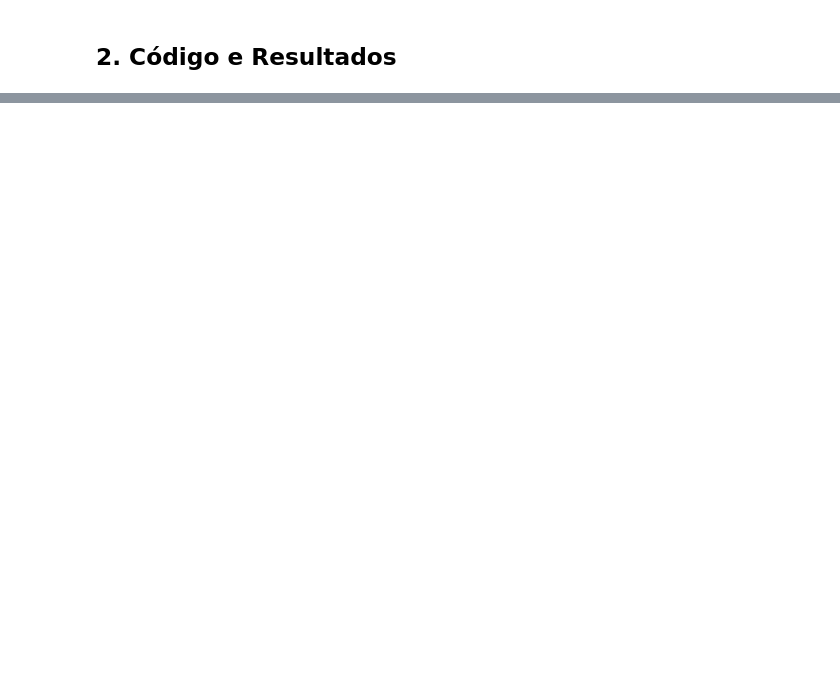
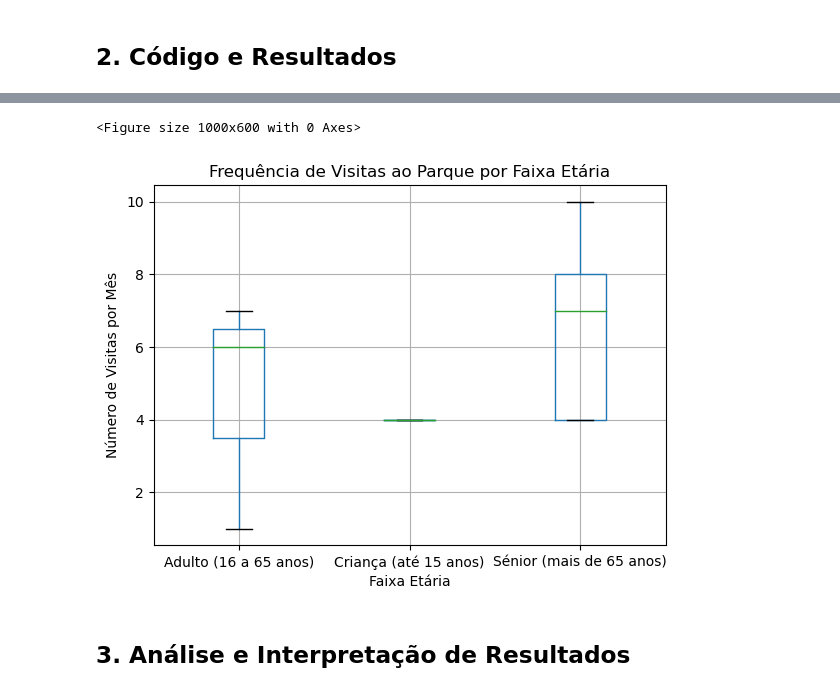
Before and after one commit to diogoveirospro/lei-24-s2-1dg-g072, a Jupyter notebook: src/main/PI - MATCP - Grupo 072/US11 - Inquérito aos utilizadores.ipynb, the cells around one changed output, grey strips where cells are left out. Cells and saved outputs as stored; diff of their text form; code cells hidden in the pictures; blank space fills up the shorter version.

```diff
--- a/src/main/PI - MATCP - Grupo 072/US11 - Inquérito aos utilizadores.ipynb
+++ b/src/main/PI - MATCP - Grupo 072/US11 - Inquérito aos utilizadores.ipynb
@@ -8,25 +21,57 @@ Este arquivo contém o questionário a ser realizado pelos utentes.
 # %% [markdown]
 ## 2. Código e Resultados
 # %%
-print('Escolha o seu intervalo de idade:\n1 - Criança (até 15 anos)\n2 - Adulto (entre os 16 e os 65 anos)\n3 - Senior (mais de 65 anos)')
-idade = int(input())
-numUtentes = 0
-numCriancas = 0
-numAdultos = 0
-numSeniores = 0
+import pandas as pd
+import matplotlib.pyplot as plt
 
-if idade == 1:
-    numCriancas = numCriancas + 1
-    numUtentes = numUtentes + 1
-elif idade == 2:
-    numAdultos = numAdultos + 1
-    numUtentes = numUtentes + 1
-elif idade == 3:
-    numSeniores = numSeniores + 1
-    numUtentes = numUtentes + 1
+# Simulando a carga de dados diretamente para exemplificação
+from io import StringIO
 
-print('Recomendaria o parque a outras pessoas?\nY - Sim\nN - Não')
-recomendacao = input()
+data = """
+Escalao,Y/N,Visits
+2,Y,7
+3,N,4
+2,N,1
+3,Y,4
+3,Y,10
+1,N,4
+2,Y,6
+3,N,8
+3,N,7
+"""
+dados = pd.read_csv(StringIO(data))
 
-numeroVisitas = int(input('Quantas vezes visita o parque por mês?\n'))
+# Renomear colunas para garantir consistência
+dados.columns = ['Faixa_etaria', 'Recomendaria', 'Visitas_por_mes']
+
+# Remover linhas com quaisquer valores nulos
+dados.dropna(inplace=True)
+
+# Checar se há algum dado nulo
+print("Verificação de dados nulos:", dados.isnull().sum())
+
+# Mapeamento das faixas etárias
+faixas = {1: 'Criança (até 15 anos)', 2: 'Adulto (16 a 65 anos)', 3: 'Sénior (mais de 65 anos)'}
+dados['Faixa_etaria'] = dados['Faixa_etaria'].map(faixas)
+
+# Verificação dos dados após o mapeamento
+print("Verificação após mapeamento:")
+print(dados)
+
+# Contagem de valores em cada grupo
+print("Contagem por grupo:")
+print(dados.groupby('Faixa_etaria').size())
+
+# Checar se alguma categoria está vazia
+if dados['Faixa_etaria'].isnull().any():
+    print("Há faixas etárias não mapeadas ou nulas.")
+else:
+    # Gerar boxplot para cada faixa etária com relação ao número de visitas por mês
+    plt.figure(figsize=(10, 6))
+    dados.boxplot(column='Visitas_por_mes', by='Faixa_etaria')
+    plt.title('Frequência de Visitas ao Parque por Faixa Etária')
+    plt.suptitle('')
+    plt.xlabel('Faixa Etária')
+    plt.ylabel('Número de Visitas por Mês')
+    plt.show()
 # %% [output]
@@ -43,0 +95,4 @@ Quantas vezes visita o parque por mês?
+<Figure size 1000x600 with 0 Axes>
+[figure, added]
+# %% [markdown]
+## 3. Análise e Interpretação de Resultados
```
Also changed, not shown: parts of 3 cells of this notebook.
